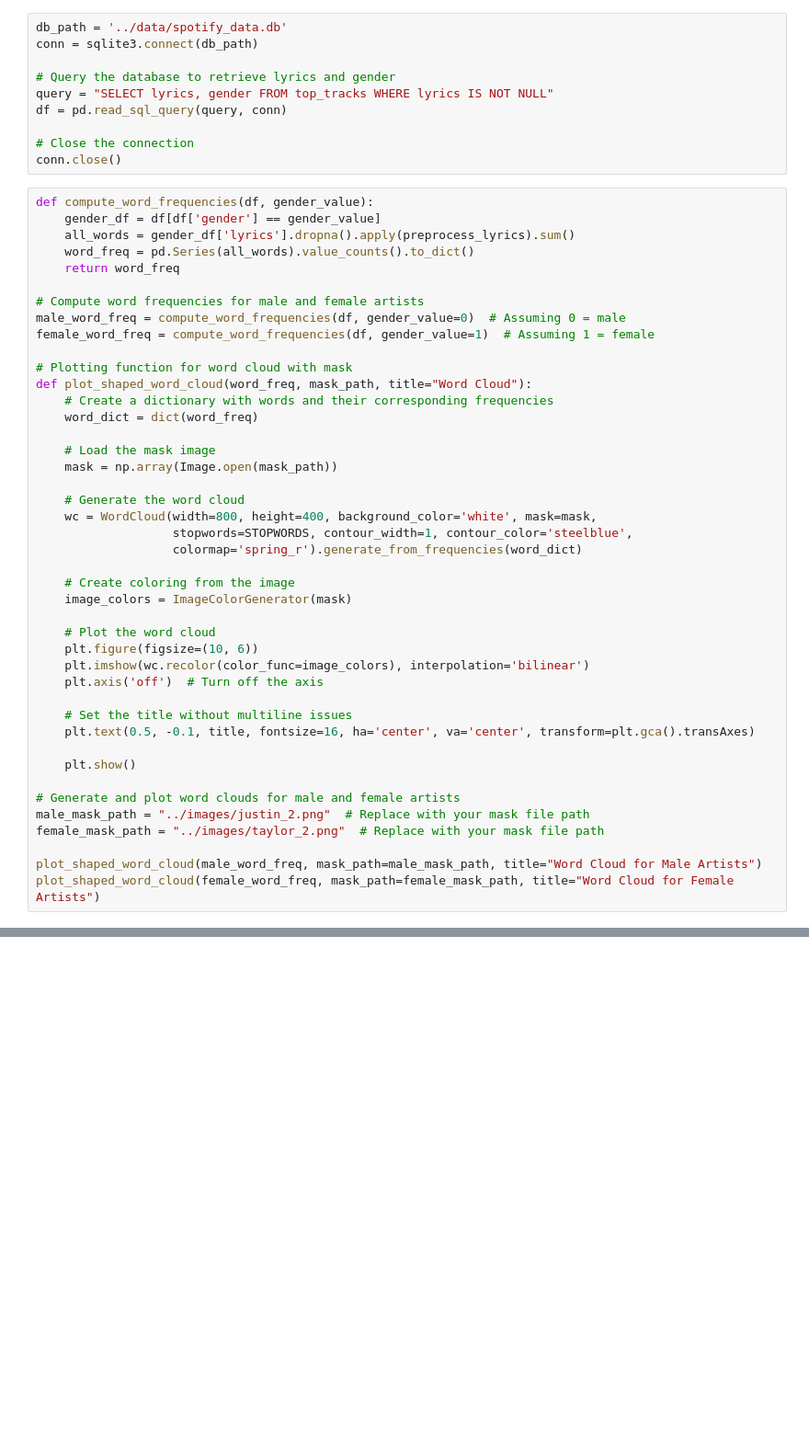
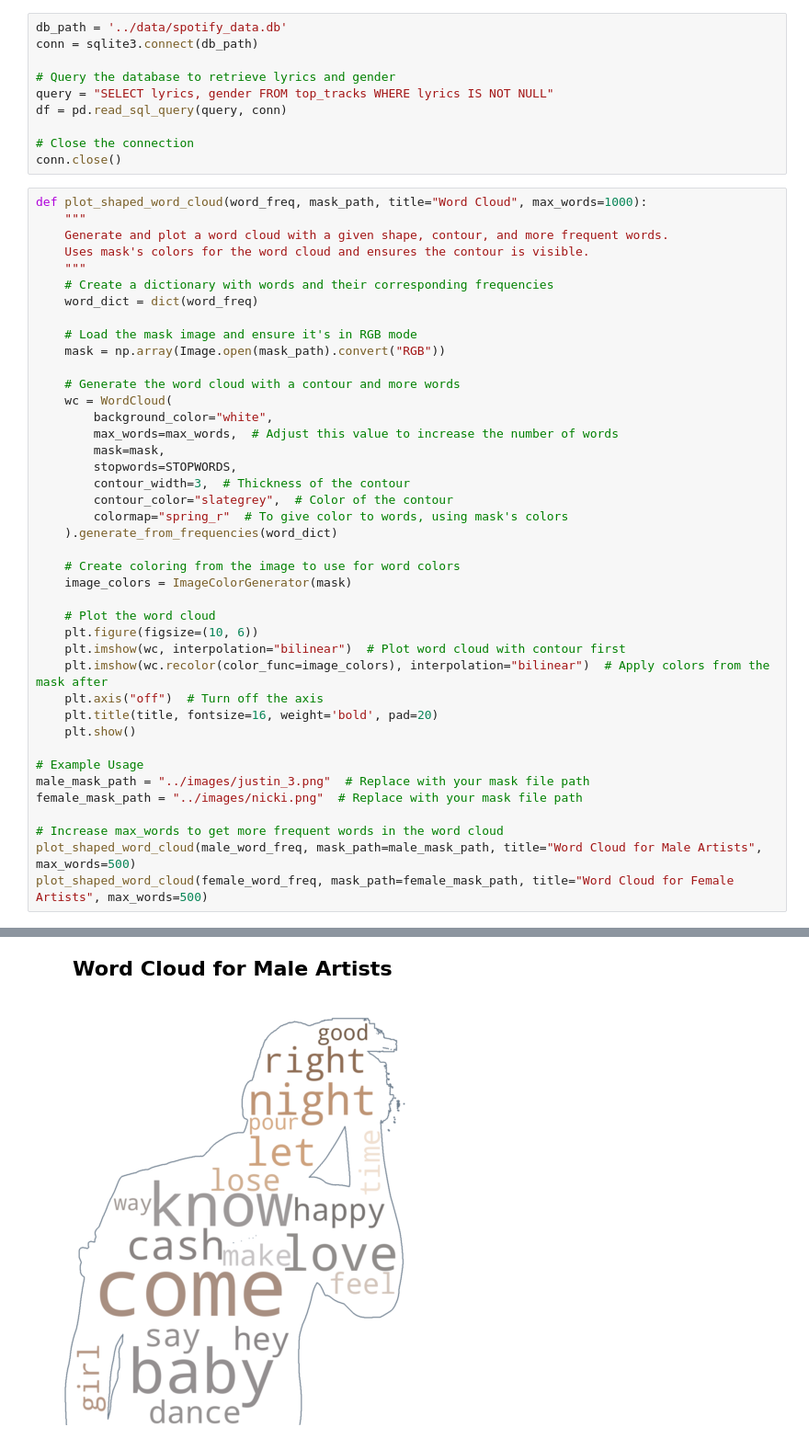
Before and after one commit to deyavuz/ds105a-spotify-research, a Jupyter notebook: code/NB03-Data-Visualisation.ipynb, the cells around one changed output, grey strips where cells are left out. Shown at 92% size. Saved outputs shown, nothing was run; the diff lists cells and outputs as text; blank space fills up the shorter version.

```diff
--- a/code/NB03-Data-Visualisation.ipynb
+++ b/code/NB03-Data-Visualisation.ipynb
@@ -164,46 +167,44 @@ df = pd.read_sql_query(query, conn)
 # Close the connection
 conn.close()
 # %%
-def compute_word_frequencies(df, gender_value):
-    gender_df = df[df['gender'] == gender_value]
-    all_words = gender_df['lyrics'].dropna().apply(preprocess_lyrics).sum()
-    word_freq = pd.Series(all_words).value_counts().to_dict()
-    return word_freq
-
-# Compute word frequencies for male and female artists
-male_word_freq = compute_word_frequencies(df, gender_value=0)  # Assuming 0 = male
-female_word_freq = compute_word_frequencies(df, gender_value=1)  # Assuming 1 = female
-
-# Plotting function for word cloud with mask
-def plot_shaped_word_cloud(word_freq, mask_path, title="Word Cloud"):
+def plot_shaped_word_cloud(word_freq, mask_path, title="Word Cloud", max_words=1000):
+    """
+    Generate and plot a word cloud with a given shape, contour, and more frequent words.
+    Uses mask's colors for the word cloud and ensures the contour is visible.
+    """
     # Create a dictionary with words and their corresponding frequencies
     word_dict = dict(word_freq)
 
-    # Load the mask image
-    mask = np.array(Image.open(mask_path))
+    # Load the mask image and ensure it's in RGB mode
+    mask = np.array(Image.open(mask_path).convert("RGB"))
 
-    # Generate the word cloud
-    wc = WordCloud(width=800, height=400, background_color='white', mask=mask,
-                   stopwords=STOPWORDS, contour_width=1, contour_color='steelblue',
-                   colormap='spring_r').generate_from_frequencies(word_dict)
+    # Generate the word cloud with a contour and more words
+    wc = WordCloud(
+        background_color="white",
+        max_words=max_words,  # Adjust this value to increase the number of words
+        mask=mask,
+        stopwords=STOPWORDS,
+        contour_width=3,  # Thickness of the contour
+        contour_color="slategrey",  # Color of the contour
+        colormap="spring_r"  # To give color to words, using mask's colors
+    ).generate_from_frequencies(word_dict)
 
-    # Create coloring from the image
+    # Create coloring from the image to use for word colors
     image_colors = ImageColorGenerator(mask)
 
     # Plot the word cloud
     plt.figure(figsize=(10, 6))
-    plt.imshow(wc.recolor(color_func=image_colors), interpolation='bilinear')
-    plt.axis('off')  # Turn off the axis
-
-    # Set the title without multiline issues
-    plt.text(0.5, -0.1, title, fontsize=16, ha='center', va='center', transform=plt.gca().transAxes)
-
+    plt.imshow(wc, interpolation="bilinear")  # Plot word cloud with contour first
+    plt.imshow(wc.recolor(color_func=image_colors), interpolation="bilinear")  # Apply colors from the mask after
+    plt.axis("off")  # Turn off the axis
+    plt.title(title, fontsize=16, weight='bold', pad=20)
     plt.show()
 
-# Generate and plot word clouds for male and female artists
-male_mask_path = "../images/justin_2.png"  # Replace with your mask file path
-female_mask_path = "../images/taylor_2.png"  # Replace with your mask file path
+# Example Usage
+male_mask_path = "../images/justin_3.png"  # Replace with your mask file path
+female_mask_path = "../images/nicki.png"  # Replace with your mask file path
 
-plot_shaped_word_cloud(male_word_freq, mask_path=male_mask_path, title="Word Cloud for Male Artists")
-plot_shaped_word_cloud(female_word_freq, mask_path=female_mask_path, title="Word Cloud for Female Artists")
+# Increase max_words to get more frequent words in the word cloud
+plot_shaped_word_cloud(male_word_freq, mask_path=male_mask_path, title="Word Cloud for Male Artists", max_words=500)
+plot_shaped_word_cloud(female_word_freq, mask_path=female_mask_path, title="Word Cloud for Female Artists", max_words=500)
 # %% [output]
@@ -210,0 +211 @@ ValueError: anchor not supported for multiline text
+[figure, added]
```
Also changed, not shown: parts of 5 cells of this notebook.
